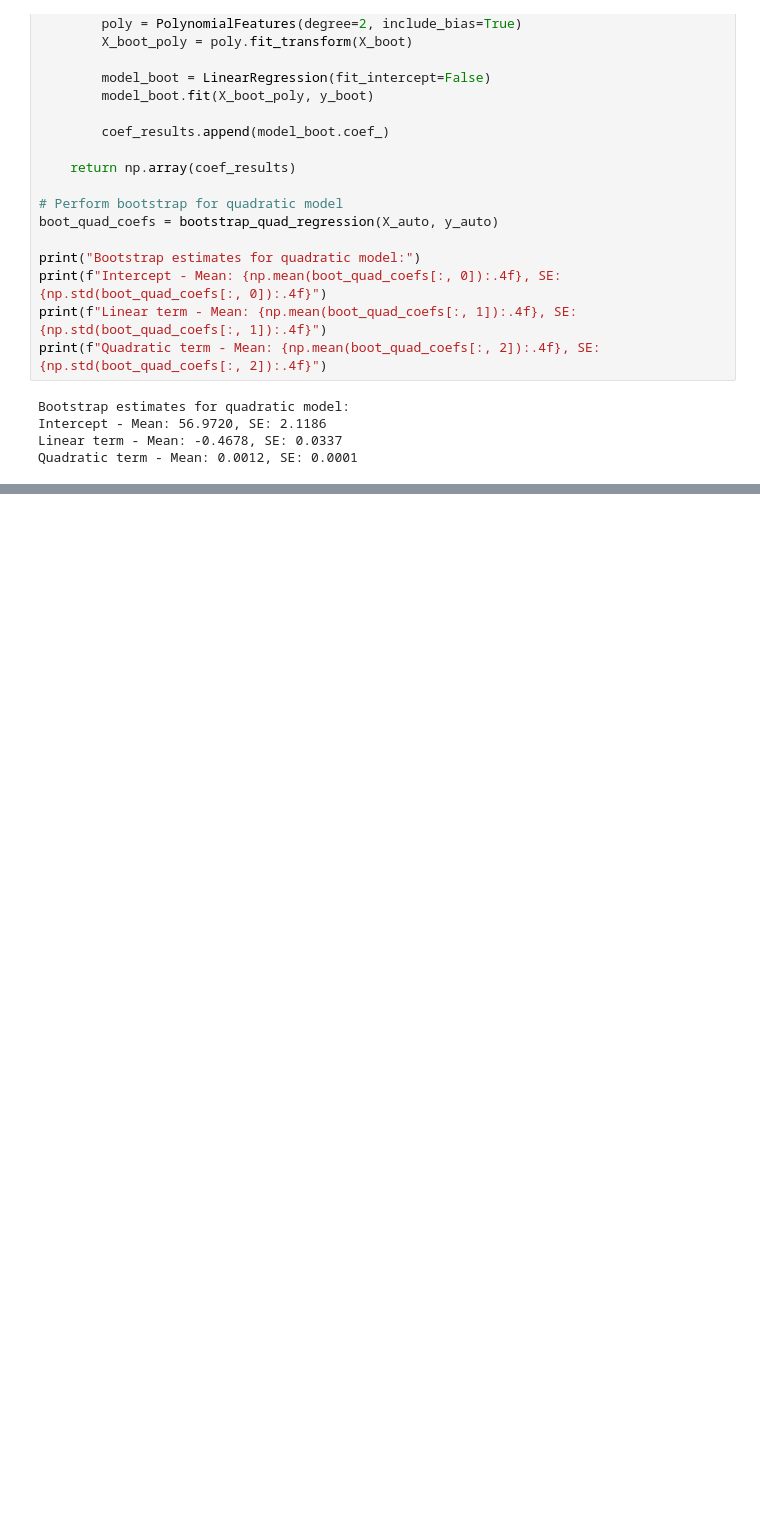
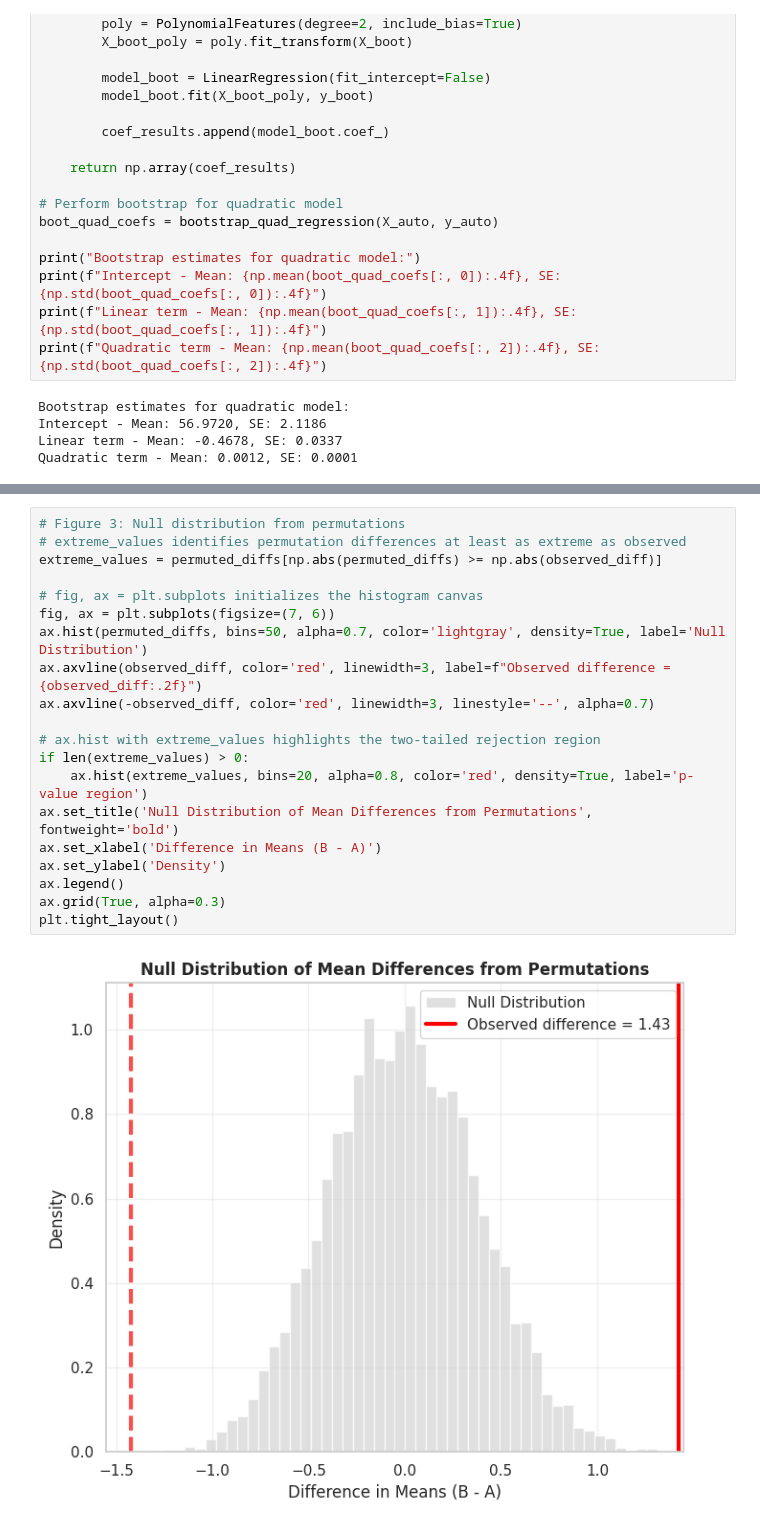
Before and after one commit to lee-t/ISL-ch5-binder, a Jupyter notebook: Ch05-revise-resample-lab.ipynb, the cells around one changed output, grey strips where cells are left out. Drawn from its saved outputs; the diff is of its cells as text; blank space fills up the shorter version.

```diff
--- a/Ch05-revise-resample-lab.ipynb
+++ b/Ch05-revise-resample-lab.ipynb
@@ -529,0 +639,22 @@ Quadratic term - Mean: 0.0012, SE: 0.0001
+# %%
+# Figure 3: Null distribution from permutations
+# extreme_values identifies permutation differences at least as extreme as observed
+extreme_values = permuted_diffs[np.abs(permuted_diffs) >= np.abs(observed_diff)]
+
+# fig, ax = plt.subplots initializes the histogram canvas
+fig, ax = plt.subplots(figsize=(7, 6))
+ax.hist(permuted_diffs, bins=50, alpha=0.7, color='lightgray', density=True, label='Null Distribution')
+ax.axvline(observed_diff, color='red', linewidth=3, label=f"Observed difference = {observed_diff:.2f}")
+ax.axvline(-observed_diff, color='red', linewidth=3, linestyle='--', alpha=0.7)
+
+# ax.hist with extreme_values highlights the two-tailed rejection region
+if len(extreme_values) > 0:
+    ax.hist(extreme_values, bins=20, alpha=0.8, color='red', density=True, label='p-value region')
+ax.set_title('Null Distribution of Mean Differences from Permutations', fontweight='bold')
+ax.set_xlabel('Difference in Means (B - A)')
+ax.set_ylabel('Density')
+ax.legend()
+ax.grid(True, alpha=0.3)
+plt.tight_layout()
+# %% [output]
+[figure, added]
```
Also changed, not shown: parts of 9 cells of this notebook, 4 other files.
